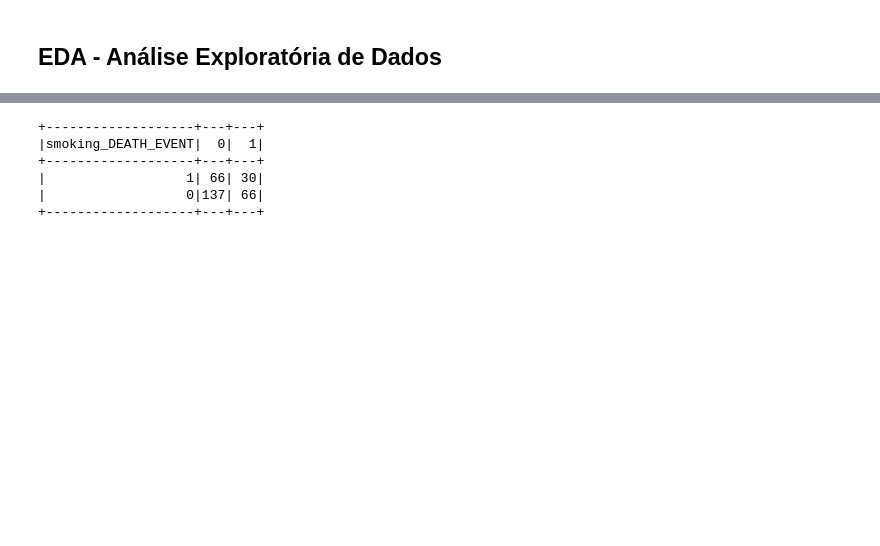
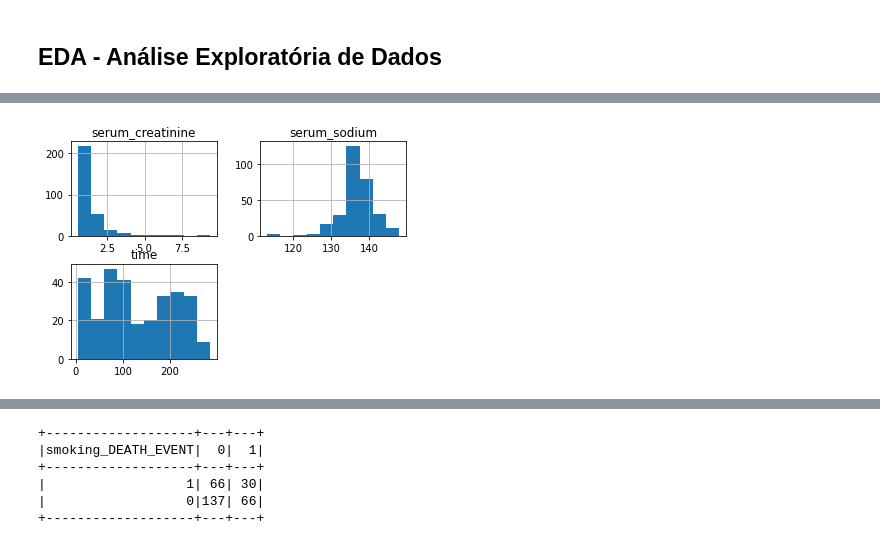
Before and after one commit to isabela-rossetti/classificacao_pyspark, a Jupyter notebook: PySpark_Classificacao_Heart_Failure_Prediction.ipynb, the cells around one changed output, grey strips where cells are left out. Drawn from its saved outputs; the diff is of its cells as text; code cells hidden in the pictures; blank space fills up the shorter version.

```diff
--- a/PySpark_Classificacao_Heart_Failure_Prediction.ipynb
+++ b/PySpark_Classificacao_Heart_Failure_Prediction.ipynb
@@ -190,0 +201,4 @@ df.select('time').summary().show()
+# %%
+df.select('serum_creatinine', 'serum_sodium', 'time').toPandas().hist();
+# %% [output]
+[figure, added]
```
Also changed, not shown: parts of 15 cells of this notebook.
